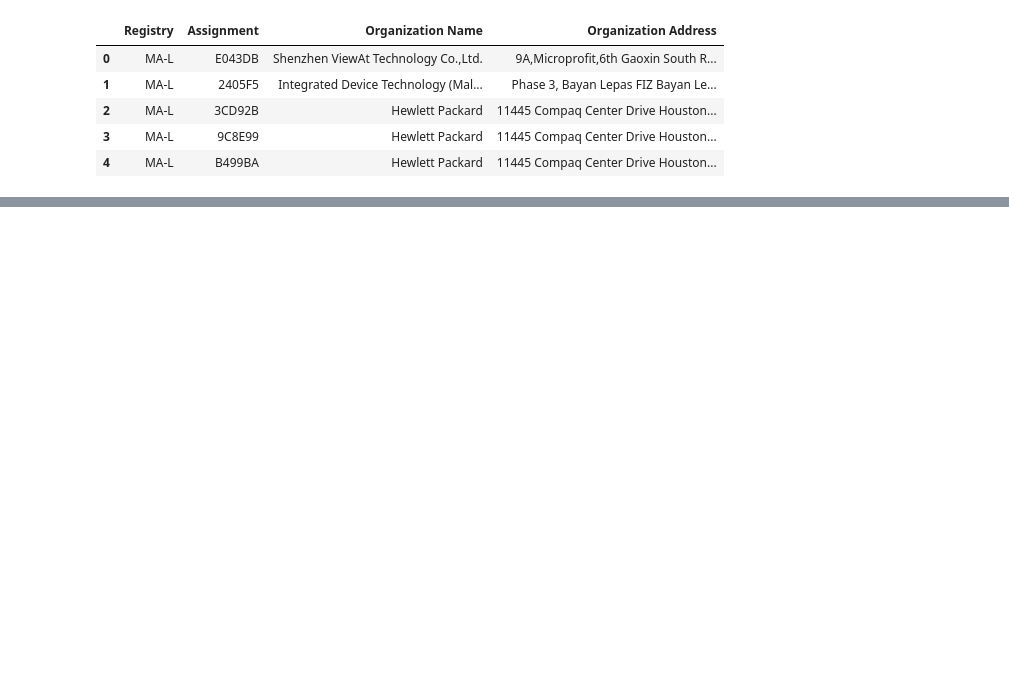
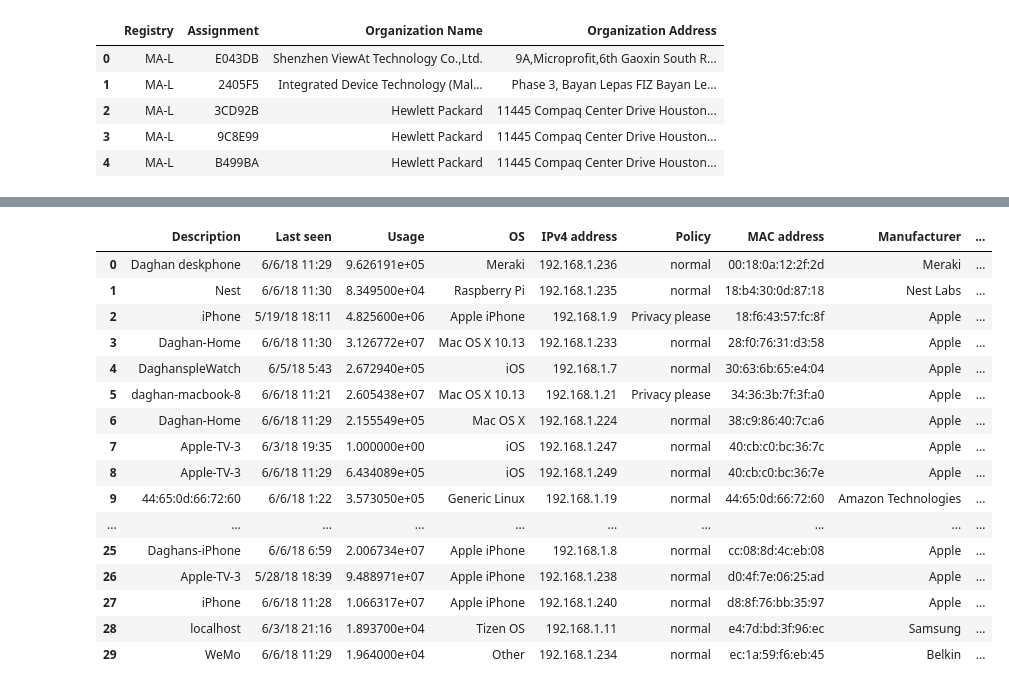
Before and after one commit to daghan/W210-IoT, a Jupyter notebook: IoT.ipynb, the cells around one changed output, grey strips where cells are left out. Drawn from its saved outputs; the diff is of its cells as text; code cells hidden in the pictures; blank space fills up the shorter version.

```diff
--- a/IoT.ipynb
+++ b/IoT.ipynb
@@ -199,0 +182,24 @@ ar         : DNSRRField                          = (None)
+# %%
+known_devices = pd.read_csv('known_devices.csv')
+known_devices['OUI'] = known_devices['MAC address'].apply(lambda x: ''.join(x.upper().split(':')[0:3]))
+known_devices['Manufacturer Device Type'] = ([' '.join(row) for row in
+                        zip(known_devices["Manufacturer"],known_devices["Device Type"])])
+known_devices
+# %% [output]
+|  | Description | Last seen | Usage | OS | IPv4 address | Policy | MAC address | Manufacturer | ... |
+| 0 | Daghan deskphone | 6/6/18 11:29 | 9.626191e+05 | Meraki | 192.168.1.236 | normal | 00:18:0a:12:2f:2d | Meraki | ... |
+| 1 | Nest | 6/6/18 11:30 | 8.349500e+04 | Raspberry Pi | 192.168.1.235 | normal | 18:b4:30:0d:87:18 | Nest Labs | ... |
+| 2 | iPhone | 5/19/18 18:11 | 4.825600e+06 | Apple iPhone | 192.168.1.9 | Privacy please | 18:f6:43:57:fc:8f | Apple | ... |
+| 3 | Daghan-Home | 6/6/18 11:30 | 3.126772e+07 | Mac OS X 10.13 | 192.168.1.233 | normal | 28:f0:76:31:d3:58 | Apple | ... |
+| 4 | DaghanspleWatch | 6/5/18 5:43 | 2.672940e+05 | iOS | 192.168.1.7 | normal | 30:63:6b:65:e4:04 | Apple | ... |
+| 5 | daghan-macbook-8 | 6/6/18 11:21 | 2.605438e+07 | Mac OS X 10.13 | 192.168.1.21 | Privacy please | 34:36:3b:7f:3f:a0 | Apple | ... |
+| 6 | Daghan-Home | 6/6/18 11:29 | 2.155549e+05 | Mac OS X | 192.168.1.224 | normal | 38:c9:86:40:7c:a6 | Apple | ... |
+| 7 | Apple-TV-3 | 6/3/18 19:35 | 1.000000e+00 | iOS | 192.168.1.247 | normal | 40:cb:c0:bc:36:7c | Apple | ... |
+| 8 | Apple-TV-3 | 6/6/18 11:29 | 6.434089e+05 | iOS | 192.168.1.249 | normal | 40:cb:c0:bc:36:7e | Apple | ... |
+| 9 | 44:65:0d:66:72:60 | 6/6/18 1:22 | 3.573050e+05 | Generic Linux | 192.168.1.19 | normal | 44:65:0d:66:72:60 | Amazon Technologies | ... |
+| ... | ... | ... | ... | ... | ... | ... | ... | ... | ... |
+| 25 | Daghans-iPhone | 6/6/18 6:59 | 2.006734e+07 | Apple iPhone | 192.168.1.8 | normal | cc:08:8d:4c:eb:08 | Apple | ... |
+| 26 | Apple-TV-3 | 5/28/18 18:39 | 9.488971e+07 | Apple iPhone | 192.168.1.238 | normal | d0:4f:7e:06:25:ad | Apple | ... |
+| 27 | iPhone | 6/6/18 11:28 | 1.066317e+07 | Apple iPhone | 192.168.1.240 | normal | d8:8f:76:bb:35:97 | Apple | ... |
+| 28 | localhost | 6/3/18 21:16 | 1.893700e+04 | Tizen OS | 192.168.1.11 | normal | e4:7d:bd:3f:96:ec | Samsung | ... |
+| 29 | WeMo | 6/6/18 11:29 | 1.964000e+04 | Other | 192.168.1.234 | normal | ec:1a:59:f6:eb:45 | Belkin | ... |
```
Also changed, not shown: parts of 18 cells of this notebook, 2 other files.
